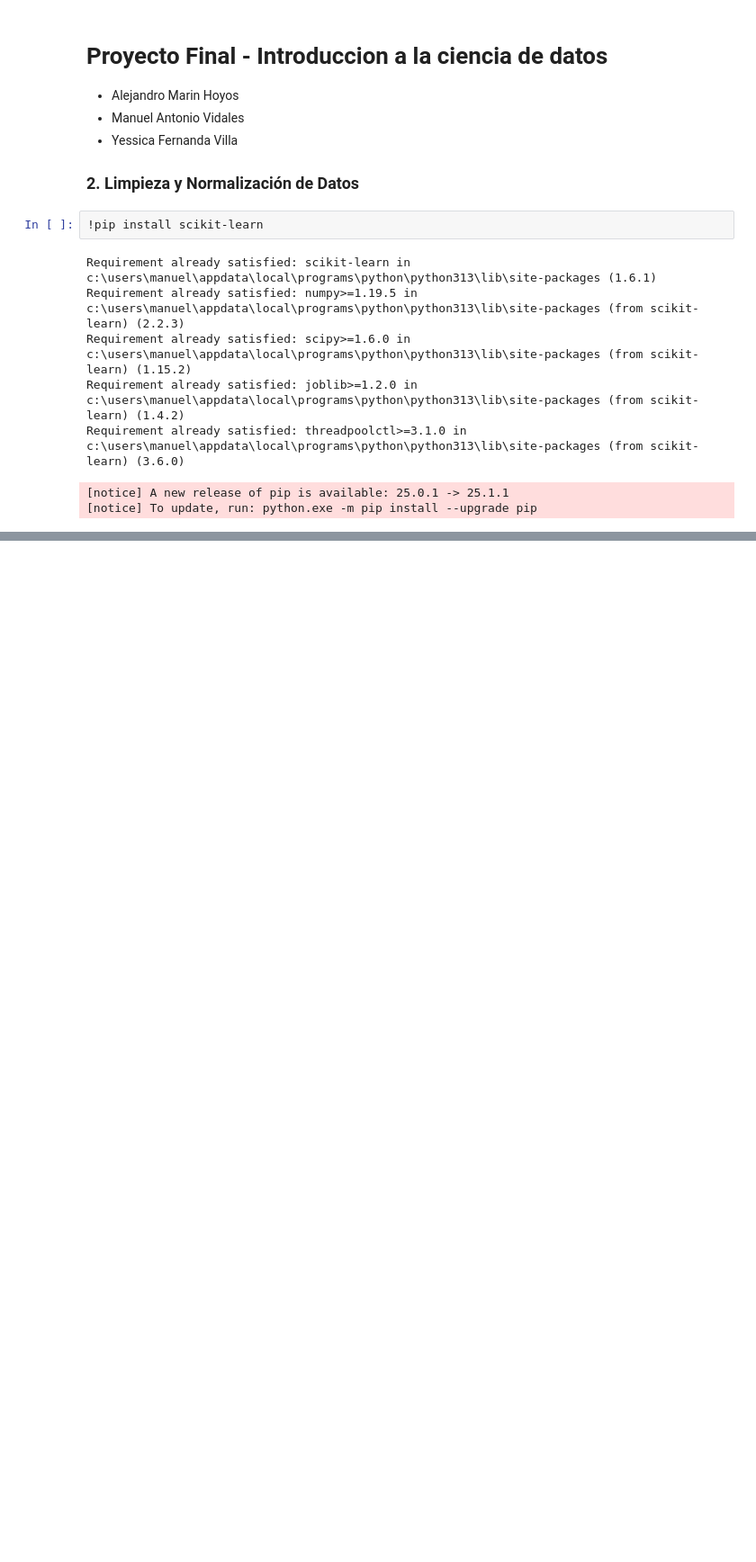
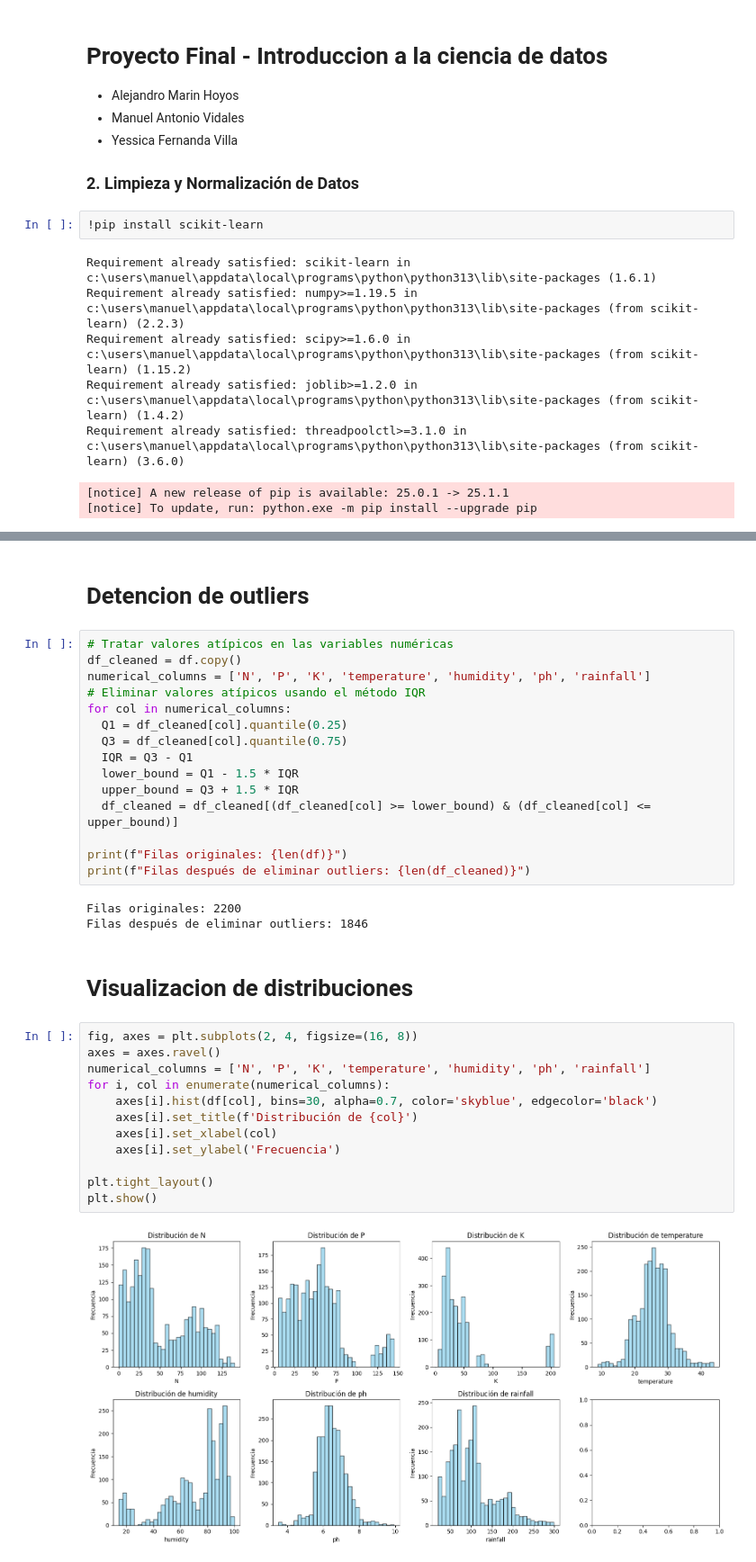
Before and after one commit to ManuelVidales22/ciencia_datos_final, a Jupyter notebook: notebooks/2_limpieza_normalizacion.ipynb, the cells around one changed output, grey strips where cells are left out. Shown at 90% size. Cells and saved outputs as stored; diff of their text form; blank space fills up the shorter version.

```diff
--- a/notebooks/2_limpieza_normalizacion.ipynb
+++ b/notebooks/2_limpieza_normalizacion.ipynb
@@ -112,0 +161,36 @@ RobustScaler         0.993182  0.970455
+# %% [markdown]
+# Detencion de outliers
+# %%
+# Tratar valores atípicos en las variables numéricas
+df_cleaned = df.copy()
+numerical_columns = ['N', 'P', 'K', 'temperature', 'humidity', 'ph', 'rainfall']
+# Eliminar valores atípicos usando el método IQR
+for col in numerical_columns:
+  Q1 = df_cleaned[col].quantile(0.25)
+  Q3 = df_cleaned[col].quantile(0.75)
+  IQR = Q3 - Q1
+  lower_bound = Q1 - 1.5 * IQR
+  upper_bound = Q3 + 1.5 * IQR
+  df_cleaned = df_cleaned[(df_cleaned[col] >= lower_bound) & (df_cleaned[col] <= upper_bound)]
+
+print(f"Filas originales: {len(df)}")
+print(f"Filas después de eliminar outliers: {len(df_cleaned)}")
+# %% [output]
+Filas originales: 2200
+Filas después de eliminar outliers: 1846
+# %% [markdown]
+# Visualizacion de distribuciones
+# %%
+fig, axes = plt.subplots(2, 4, figsize=(16, 8))
+axes = axes.ravel()
+numerical_columns = ['N', 'P', 'K', 'temperature', 'humidity', 'ph', 'rainfall']
+for i, col in enumerate(numerical_columns):
+    axes[i].hist(df[col], bins=30, alpha=0.7, color='skyblue', edgecolor='black')
+    axes[i].set_title(f'Distribución de {col}')
+    axes[i].set_xlabel(col)
+    axes[i].set_ylabel('Frecuencia')
+
+plt.tight_layout()
+plt.show()
+# %% [output]
+[figure, added]
```
Also changed, not shown: parts of 18 cells of this notebook, 4 other files.
